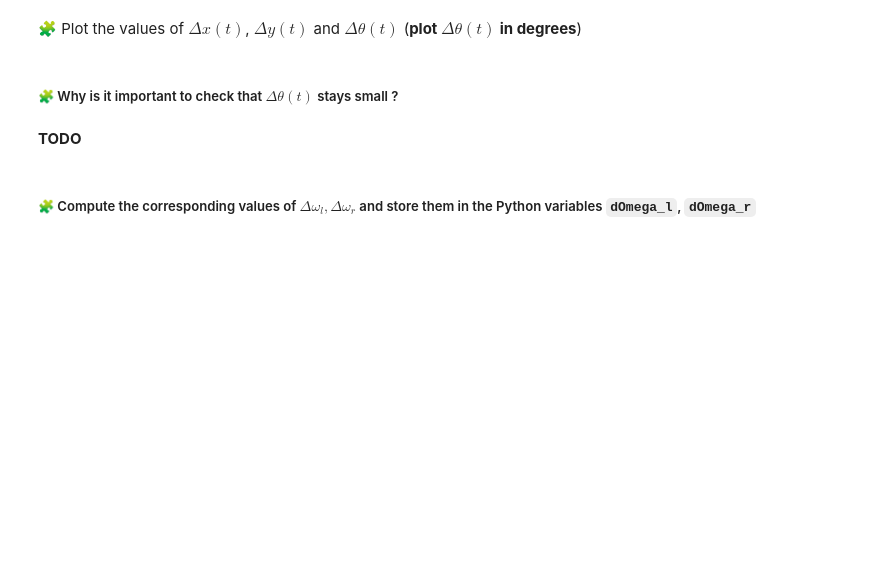
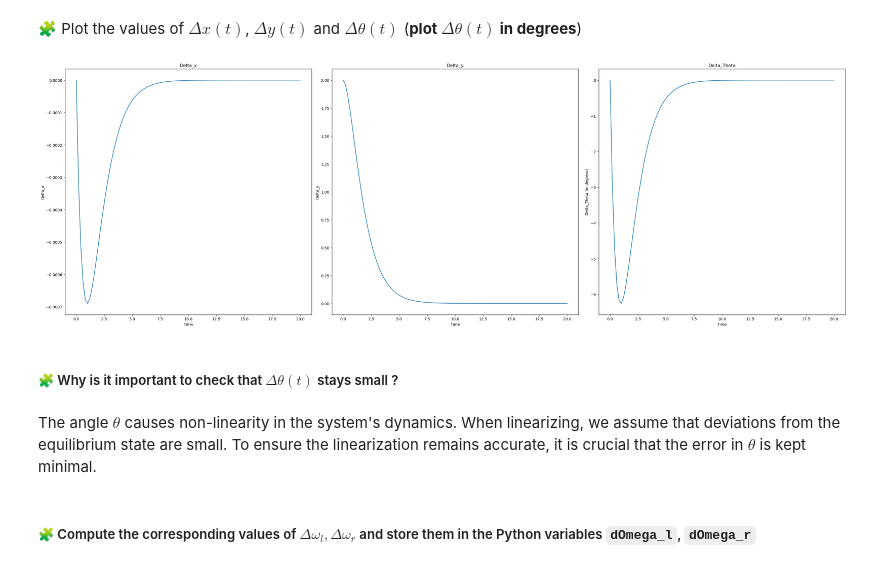
Before and after one commit to omarkami007/control-engineering-with-python-project-2023-2024, a Jupyter notebook: Project_part_2.ipynb, the cells around one changed output. Saved outputs shown, nothing was run; the diff lists cells and outputs as text; code cells hidden in the pictures; blank space fills up the shorter version.

```diff
--- a/Project_part_2.ipynb
+++ b/Project_part_2.ipynb
@@ -765,0 +787,7 @@ This is the matrix B :
+# %%
+v = 25/3.6  # m/s
+A = zeros((3, 3))
+A[1,2] = v
+print("This is the matrix A : \n",A)
+B = array([[r/2, r/2], [0,0], [-r/l,r/l]])
+print("This is the matrix B : \n",B)
@@ -770,6 +807,9 @@ def deltaOmega(t, deltaX):
     return array([0, 0, 0])
 # %% [markdown]
 ##### 🧩 Using this function `deltaOmega`, define a function `lin_fun` that computes $d{\Delta X}/dt$ given the arguments `t` and `deltaX`$.
+# %%
+def lin_fun(t, deltaX):
+    return dot(A, deltaX) + dot(B, deltaOmega(t, deltaX))
 # %% [markdown]
 ### Controller Design on the linearized system
 # %% [markdown]
@@ -793,2 +845,8 @@ pass
+# %%
+def deltaOmega(t, deltaX):
+    return -np.dot(K, deltaX)
+
+deltaX0 = [0, 2, 0]
+results = solve_ivp(fun=lin_fun, t_span=[0, 20], y0=deltaX0, dense_output=True, rtol=1e-8, atol=1e-8)
 # %% [markdown]
 🧩 Plot the values of $\Delta x(t)$, $\Delta y(t)$ and $\Delta\theta(t)$ (**plot $\Delta\theta(t)$ in degrees**)
@@ -797,6 +853,34 @@ pass
+# %%
+import matplotlib.pyplot as plt
+t=linspace(0,20,100)
+delta_x,delta_y,delta_theta=results["sol"](t)
+plt.figure(figsize=(30, 10))
+
+plt.subplot(1, 3, 1)
+plt.plot(t, delta_x)
+plt.xlabel('Time')
+plt.ylabel('Delta_x')
+plt.title('Delta_x')
+
+plt.subplot(1, 3, 2)
+plt.plot(t, delta_y)
+plt.xlabel('Time')
+plt.ylabel('Delta_y')
+plt.title('Delta_y')
+
+plt.subplot(1, 3, 3)
+plt.plot(t, delta_theta*180/pi)
+plt.xlabel('Time')
+plt.ylabel('Delta_Theta (in degress)')
+plt.title('Delta_Theta')
+
+plt.tight_layout()
+plt.show()
+# %% [output]
+[figure, added]
 # %% [markdown]
 ##### 🧩 Why is it important to check that $\Delta\theta(t)$ stays small ?
-# %% [markdown]
-**TODO**
+# %% [markdown]
+The angle $\theta$ causes non-linearity in the system's dynamics. When linearizing, we assume that deviations from the equilibrium state are small. To ensure the linearization remains accurate, it is crucial that the error in $\theta$ is kept minimal.
 # %% [markdown]
 ##### 🧩 Compute the corresponding values of $\Delta\omega_l,\Delta\omega_r$ and store them in the Python variables `dOmega_l`, `dOmega_r`
```
Also changed, not shown: parts of 20 cells of this notebook.
